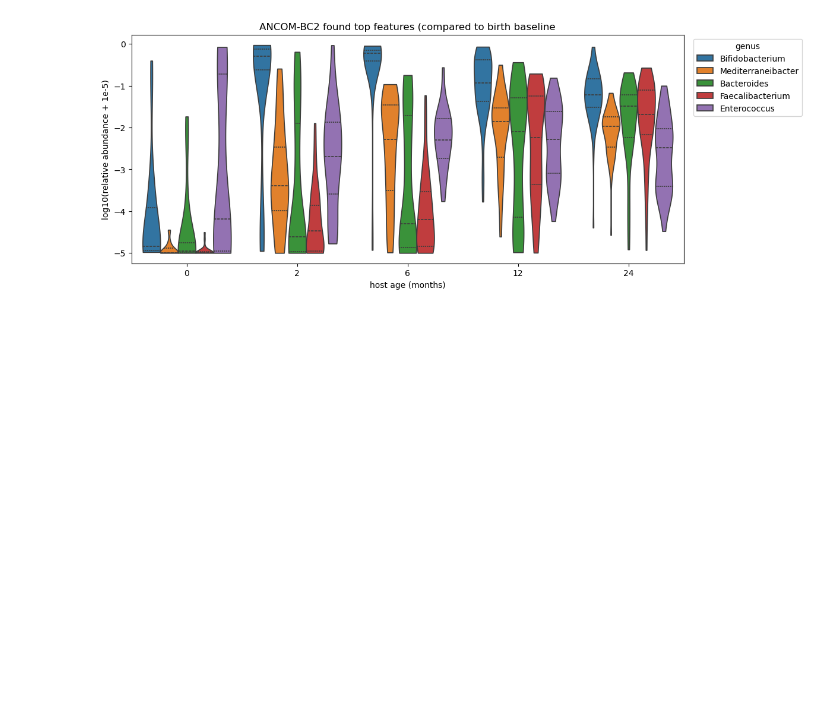
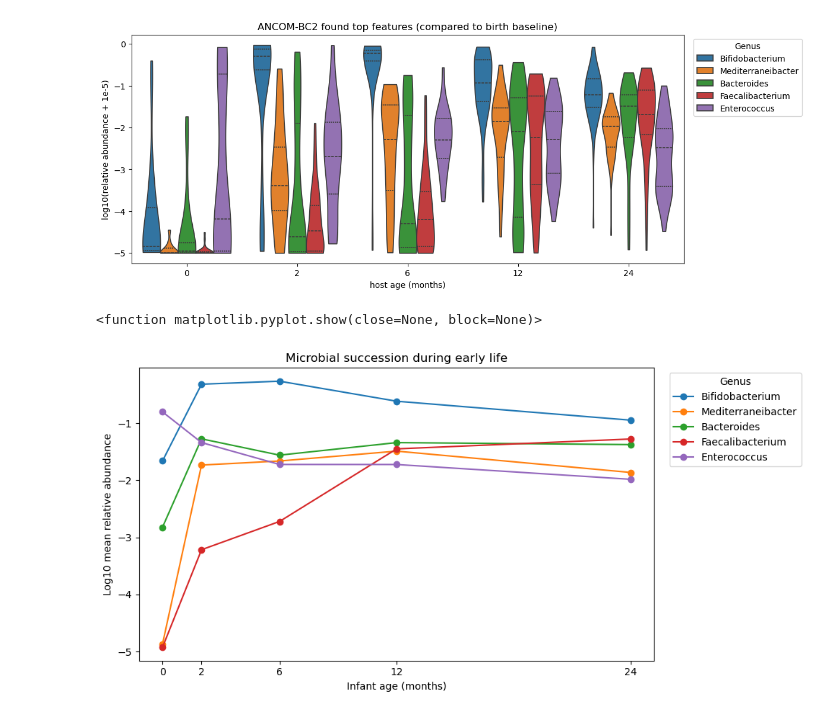
Before and after one commit to tpayer-eng/MicroOdyssey_clean, a Jupyter notebook: scripts/05_ML/featureimportance.ipynb, the cells around one changed output. Cells and saved outputs as stored; diff of their text form; code cells hidden in the pictures; blank space fills up the shorter version.

Commit message:
Add microbial succession and ANCOM-BC2 figures

```diff
--- a/scripts/05_ML/featureimportance.ipynb
+++ b/scripts/05_ML/featureimportance.ipynb
@@ -226,3 +227,22 @@ Faecalibacterium      218
 Enterococcus          231
 dtype: int64
 [figure]
+# %%
+import numpy as np
+import matplotlib.pyplot as plt
+
+means = genus_abund.groupby(y).mean()
+
+np.log10(means + 1e-5).plot(marker="o", figsize=(10, 5))
+
+plt.xlabel("Infant age (months)")
+plt.ylabel("Log10 mean relative abundance")
+plt.title("Microbial succession during early life")
+plt.xticks([0, 2, 6, 12, 24])
+plt.legend(title="Genus", bbox_to_anchor=(1.02, 1), loc="upper left")
+plt.tight_layout()
+plt.savefig(f"{output_dir}/microbial_succession.png", dpi=300, bbox_inches="tight")
+plt.show
+# %% [output]
+<function matplotlib.pyplot.show(close=None, block=None)>
+[figure, added]
```
Also changed, not shown: parts of 1 cell of this notebook, 2 other files.
